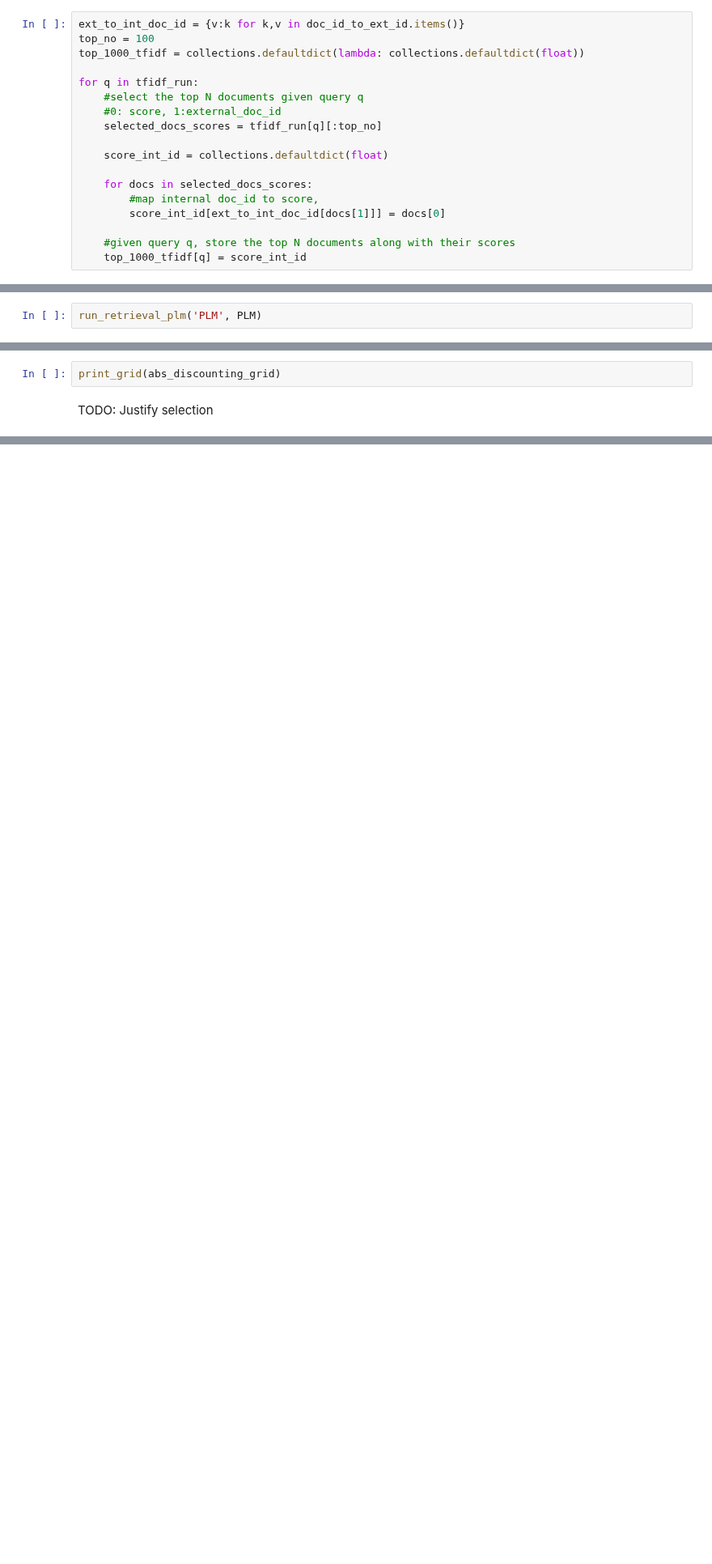
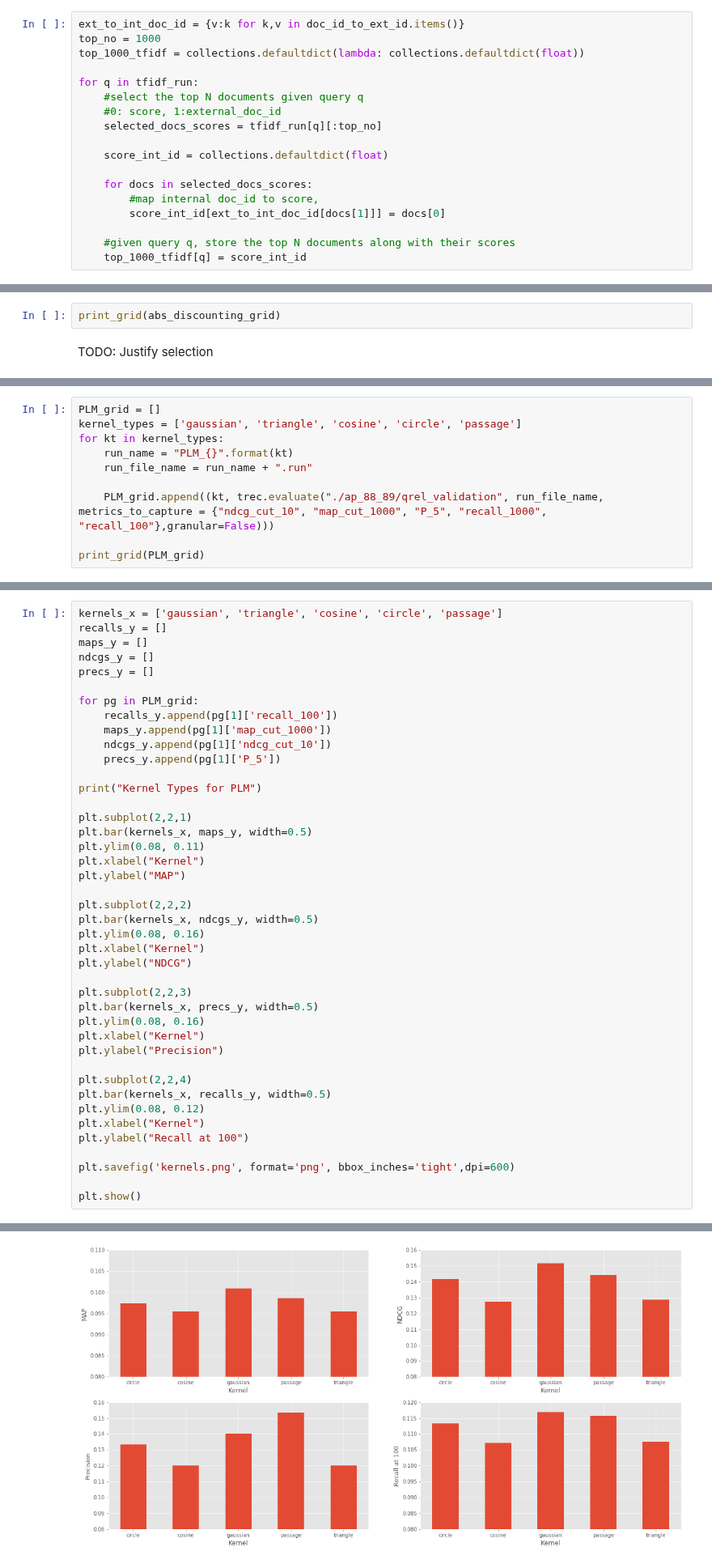
Before and after one commit to samarthbhargav/ir1, a Jupyter notebook: homeworks/HW2/11859032-11823453-10176306-hw2.ipynb, the cells around one changed output, grey strips where cells are left out. Shown at 81% size. Cells and saved outputs as stored; diff of their text form; blank space fills up the shorter version.

```diff
--- a/homeworks/HW2/11859032-11823453-10176306-hw2.ipynb
+++ b/homeworks/HW2/11859032-11823453-10176306-hw2.ipynb
@@ -574,6 +581,6 @@ print("All done!")
 # %%
 ext_to_int_doc_id = {v:k for k,v in doc_id_to_ext_id.items()}
-top_no = 100
+top_no = 1000
 top_1000_tfidf = collections.defaultdict(lambda: collections.defaultdict(float))
 
 for q in tfidf_run:
@@ -866,5 +862,3 @@ def PLM(int_document_id, query_term_id, document_term_freq, indices, pickled_k,
 
     #language model per word given document and a position
     return pm_wdi
-# %%
-run_retrieval_plm('PLM', PLM)
@@ -1081,0 +1110,10 @@ plt.show()
+# %%
+PLM_grid = []
+kernel_types = ['gaussian', 'triangle', 'cosine', 'circle', 'passage']
+for kt in kernel_types:
+    run_name = "PLM_{}".format(kt)
+    run_file_name = run_name + ".run"
+
+    PLM_grid.append((kt, trec.evaluate("./ap_88_89/qrel_validation", run_file_name, metrics_to_capture = {"ndcg_cut_10", "map_cut_1000", "P_5", "recall_1000", "recall_100"},granular=False)))
+
+print_grid(PLM_grid)
@@ -1081,0 +1131,43 @@ plt.show()
+# %%
+kernels_x = ['gaussian', 'triangle', 'cosine', 'circle', 'passage']
+recalls_y = []
+maps_y = []
+ndcgs_y = []
+precs_y = []
+
+for pg in PLM_grid:
+    recalls_y.append(pg[1]['recall_100'])
+    maps_y.append(pg[1]['map_cut_1000'])
+    ndcgs_y.append(pg[1]['ndcg_cut_10'])
+    precs_y.append(pg[1]['P_5'])
+
+print("Kernel Types for PLM")
+
+plt.subplot(2,2,1)
+plt.bar(kernels_x, maps_y, width=0.5)
+plt.ylim(0.08, 0.11)
+plt.xlabel("Kernel")
+plt.ylabel("MAP")
+
+plt.subplot(2,2,2)
+plt.bar(kernels_x, ndcgs_y, width=0.5)
+plt.ylim(0.08, 0.16)
+plt.xlabel("Kernel")
+plt.ylabel("NDCG")
+
+plt.subplot(2,2,3)
+plt.bar(kernels_x, precs_y, width=0.5)
+plt.ylim(0.08, 0.16)
+plt.xlabel("Kernel")
+plt.ylabel("Precision")
+
+plt.subplot(2,2,4)
+plt.bar(kernels_x, recalls_y, width=0.5)
+plt.ylim(0.08, 0.12)
+plt.xlabel("Kernel")
+plt.ylabel("Recall at 100")
+
+plt.savefig('kernels.png', format='png', bbox_inches='tight',dpi=600)
+
+plt.show()
+# %% [output]
@@ -1082,3 +1175,4 @@ plt.show()
+[figure, added]
 # %% [markdown]
 ### Statistical Significance Tests
 
```
Also changed, not shown: parts of 18 cells of this notebook, 8 other files.
